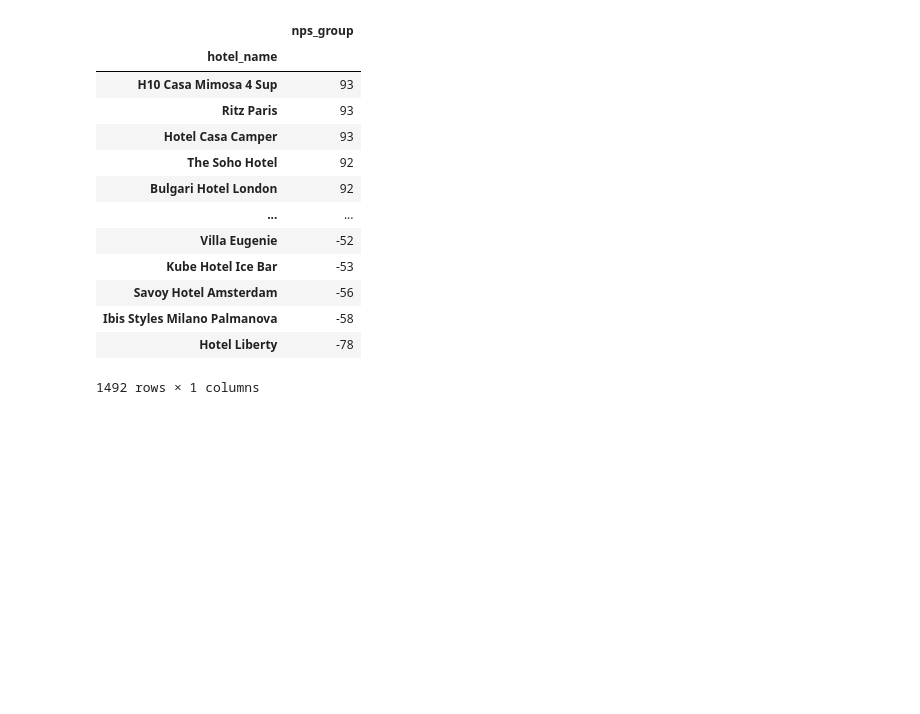
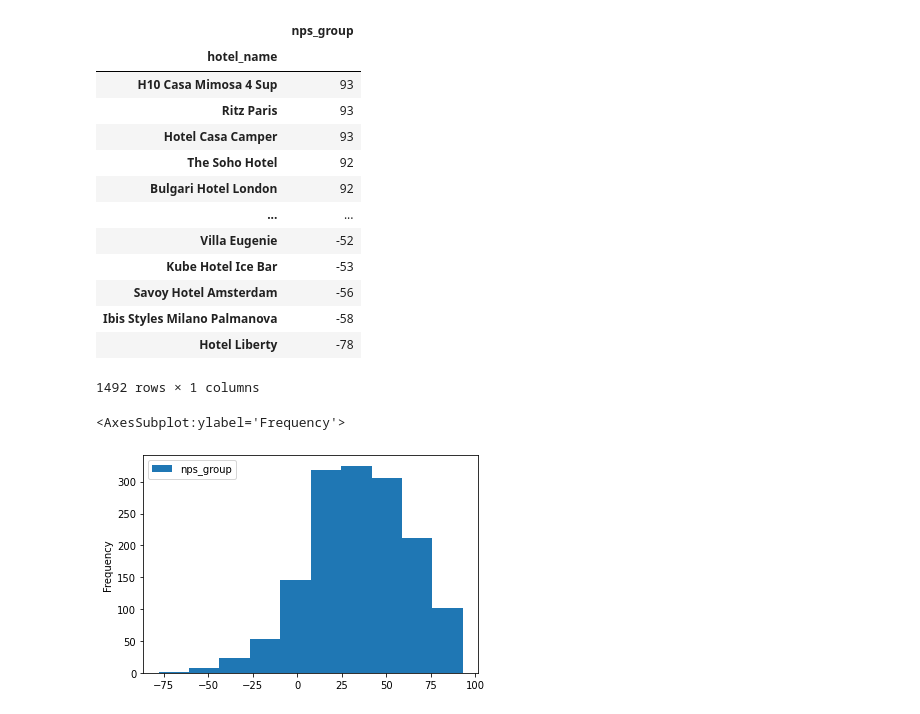
Before and after one commit to InPersonAnalysis/customer_review_capston, a Jupyter notebook: final_notebook.ipynb, the cells around one changed output. Saved outputs shown, nothing was run; the diff lists cells and outputs as text; code cells hidden in the pictures; blank space fills up the shorter version.

```diff
--- a/final_notebook.ipynb
+++ b/final_notebook.ipynb
@@ -336,3 +260,9 @@ hotel_df.sort_values(by='nps_group', ascending=False)
 | Ibis Styles Milano Palmanova | -58 |
 | Hotel Liberty | -78 |
 1492 rows × 1 columns
+# %%
+#Distribution of hotel NPS scores
+hotel_df.plot.hist()
+# %% [output]
+<AxesSubplot:ylabel='Frequency'>
+[figure, added]
```
Also changed, not shown: parts of 22 cells of this notebook.
